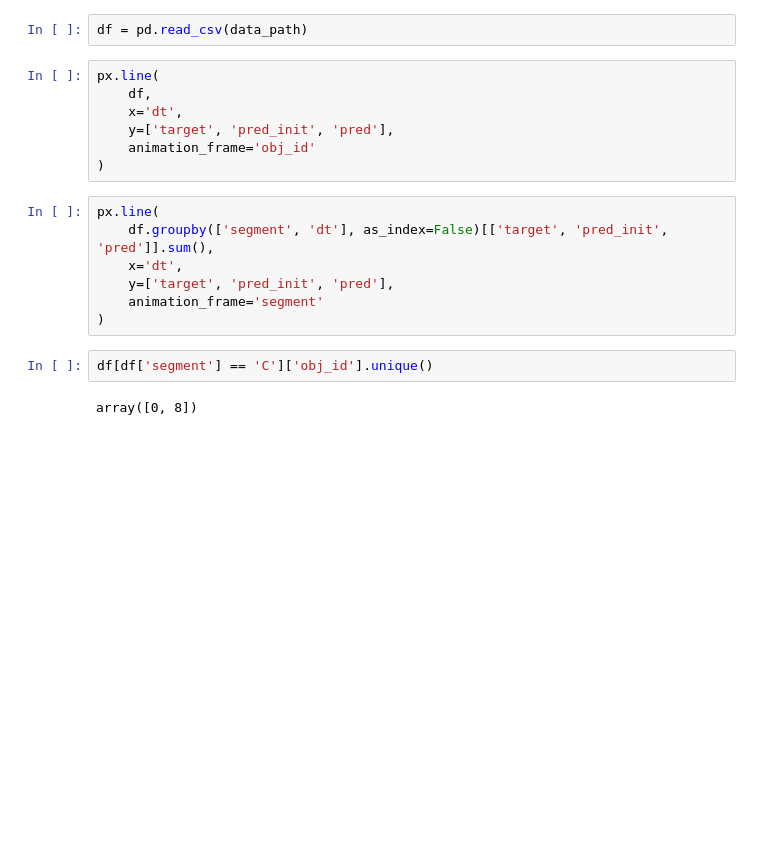
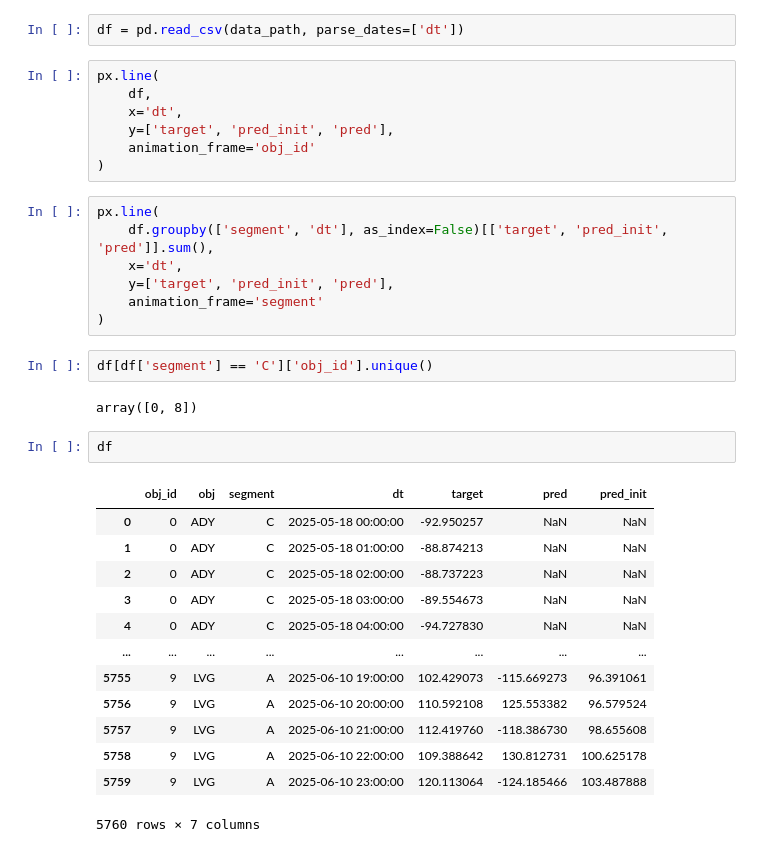
Before and after one commit to stsibikov/movable_graph, a Jupyter notebook: executables/dev.ipynb, the cells around one changed output. Saved outputs shown, nothing was run; the diff lists cells and outputs as text; blank space fills up the shorter version.

```diff
--- a/executables/dev.ipynb
+++ b/executables/dev.ipynb
@@ -5,7 +5,7 @@ from pathlib import Path
 # %%
 data_path = Path('').resolve().parent / 'data' / 'panel_input_output.csv'
 # %%
-df = pd.read_csv(data_path)
+df = pd.read_csv(data_path, parse_dates=['dt'])
 # %%
 px.line(
     df,
@@ -24,3 +24,19 @@ px.line(
 df[df['segment'] == 'C']['obj_id'].unique()
 # %% [output]
 array([0, 8])
+# %%
+df
+# %% [output]
+|  | obj_id | obj | segment | dt | target | pred | pred_init |
+| 0 | 0 | ADY | C | 2025-05-18 00:00:00 | -92.950257 | NaN | NaN |
+| 1 | 0 | ADY | C | 2025-05-18 01:00:00 | -88.874213 | NaN | NaN |
+| 2 | 0 | ADY | C | 2025-05-18 02:00:00 | -88.737223 | NaN | NaN |
+| 3 | 0 | ADY | C | 2025-05-18 03:00:00 | -89.554673 | NaN | NaN |
+| 4 | 0 | ADY | C | 2025-05-18 04:00:00 | -94.727830 | NaN | NaN |
+| ... | ... | ... | ... | ... | ... | ... | ... |
+| 5755 | 9 | LVG | A | 2025-06-10 19:00:00 | 102.429073 | -115.669273 | 96.391061 |
+| 5756 | 9 | LVG | A | 2025-06-10 20:00:00 | 110.592108 | 125.553382 | 96.579524 |
+| 5757 | 9 | LVG | A | 2025-06-10 21:00:00 | 112.419760 | -118.386730 | 98.655608 |
+| 5758 | 9 | LVG | A | 2025-06-10 22:00:00 | 109.388642 | 130.812731 | 100.625178 |
+| 5759 | 9 | LVG | A | 2025-06-10 23:00:00 | 120.113064 | -124.185466 | 103.487888 |
+5760 rows × 7 columns
```
Also changed, not shown: 2 other files.
